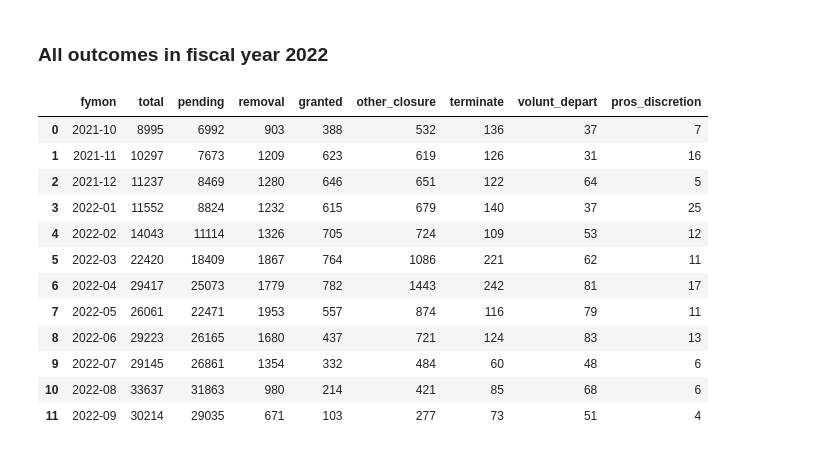
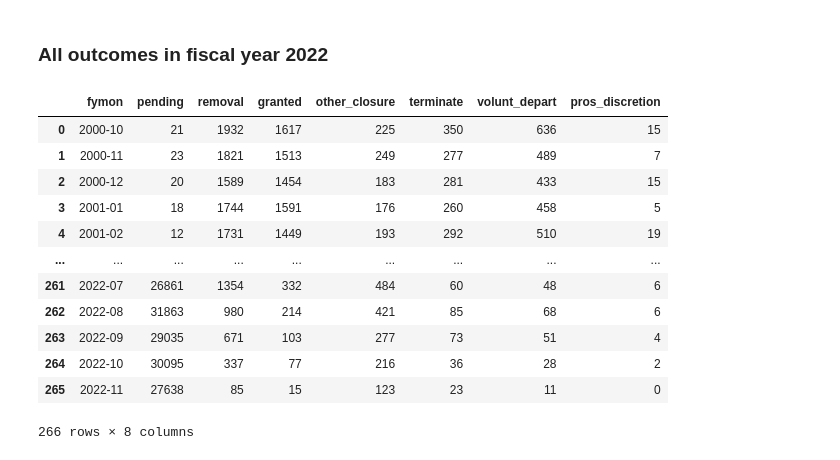
Before and after one commit to xw3031/asylum_timeline, a Jupyter notebook: AsylumCase.ipynb, the cells around one changed output. Saved outputs shown, nothing was run; the diff lists cells and outputs as text; code cells hidden in the pictures.

```diff
--- a/AsylumCase.ipynb
+++ b/AsylumCase.ipynb
@@ -425,43 +409,46 @@ df_granted.to_csv('granted.csv', index=False)
 # %%
 # List of DataFrames and their names
 dfs_to_merge = [
-    ('pending', df_pending),
     ('removal', df_removal),
     ('granted', df_granted),
     ('other_closure', df_other_closure),
     ('terminate', df_terminate),
     ('volunt_depart', df_volunt_depart),
     ('pros_discretion', df_pros_discretion)
 ]
 
 # Start with the main DataFrame
-outcomes2022 = df2022
+outcomes = df_pending
 
 # Loop to merge each DataFrame
 for name, df in dfs_to_merge:
-    outcomes2022 = pd.merge(
-        outcomes2022,
+    outcomes = pd.merge(
+        outcomes,
         df[['fymon', 'number']].rename(columns={'number': name}),
         on='fymon',
         how='left'
     )
 
-# Renaming yr2022's 'number' column to 'total'
-outcomes2022 = outcomes2022.rename(columns={'number': 'total'})
+# Renaming df_pending's 'number' column to 'pending'
+outcomes = outcomes.rename(columns={'number': 'pending'})
+# drop df_pending's 'percent' column
+outcomes = outcomes.drop(columns=['percent'])
+# Change NaN values to 0
+outcomes = outcomes.fillna(0)
 
-outcomes2022.to_csv('outcomes2022.csv', index=False)
-outcomes2022
+outcomes.to_csv('outcomes.csv', index=False)
+outcomes
 # %% [output]
-|  | fymon | total | pending | removal | granted | other_closure | terminate | volunt_depart | pros_discretion |
-| 0 | 2021-10 | 8995 | 6992 | 903 | 388 | 532 | 136 | 37 | 7 |
-| 1 | 2021-11 | 10297 | 7673 | 1209 | 623 | 619 | 126 | 31 | 16 |
-| 2 | 2021-12 | 11237 | 8469 | 1280 | 646 | 651 | 122 | 64 | 5 |
-| 3 | 2022-01 | 11552 | 8824 | 1232 | 615 | 679 | 140 | 37 | 25 |
-| 4 | 2022-02 | 14043 | 11114 | 1326 | 705 | 724 | 109 | 53 | 12 |
-| 5 | 2022-03 | 22420 | 18409 | 1867 | 764 | 1086 | 221 | 62 | 11 |
-| 6 | 2022-04 | 29417 | 25073 | 1779 | 782 | 1443 | 242 | 81 | 17 |
-| 7 | 2022-05 | 26061 | 22471 | 1953 | 557 | 874 | 116 | 79 | 11 |
-| 8 | 2022-06 | 29223 | 26165 | 1680 | 437 | 721 | 124 | 83 | 13 |
-| 9 | 2022-07 | 29145 | 26861 | 1354 | 332 | 484 | 60 | 48 | 6 |
-| 10 | 2022-08 | 33637 | 31863 | 980 | 214 | 421 | 85 | 68 | 6 |
-| 11 | 2022-09 | 30214 | 29035 | 671 | 103 | 277 | 73 | 51 | 4 |
+|  | fymon | pending | removal | granted | other_closure | terminate | volunt_depart | pros_discretion |
+| 0 | 2000-10 | 21 | 1932 | 1617 | 225 | 350 | 636 | 15 |
+| 1 | 2000-11 | 23 | 1821 | 1513 | 249 | 277 | 489 | 7 |
+| 2 | 2000-12 | 20 | 1589 | 1454 | 183 | 281 | 433 | 15 |
+| 3 | 2001-01 | 18 | 1744 | 1591 | 176 | 260 | 458 | 5 |
+| 4 | 2001-02 | 12 | 1731 | 1449 | 193 | 292 | 510 | 19 |
+| ... | ... | ... | ... | ... | ... | ... | ... | ... |
+| 261 | 2022-07 | 26861 | 1354 | 332 | 484 | 60 | 48 | 6 |
+| 262 | 2022-08 | 31863 | 980 | 214 | 421 | 85 | 68 | 6 |
+| 263 | 2022-09 | 29035 | 671 | 103 | 277 | 73 | 51 | 4 |
+| 264 | 2022-10 | 30095 | 337 | 77 | 216 | 36 | 28 | 2 |
+| 265 | 2022-11 | 27638 | 85 | 15 | 123 | 23 | 11 | 0 |
+266 rows × 8 columns
```
Also changed, not shown: parts of 2 cells of this notebook, 3 other files.
